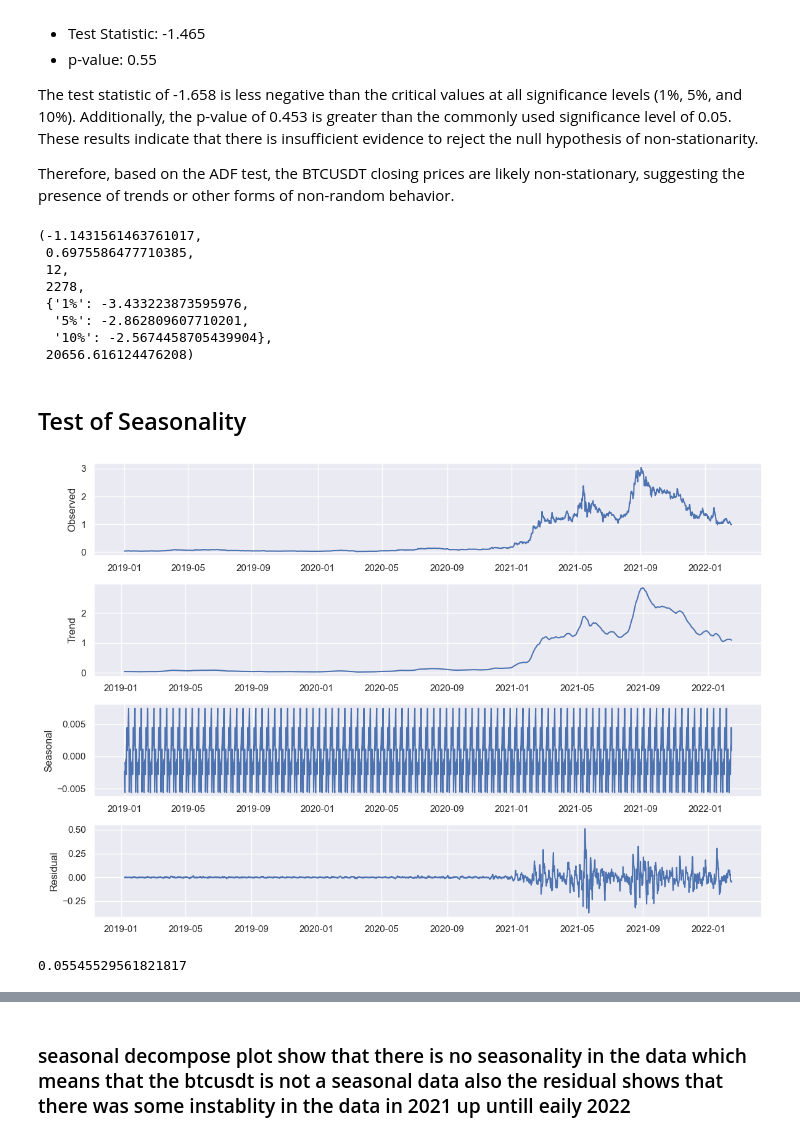
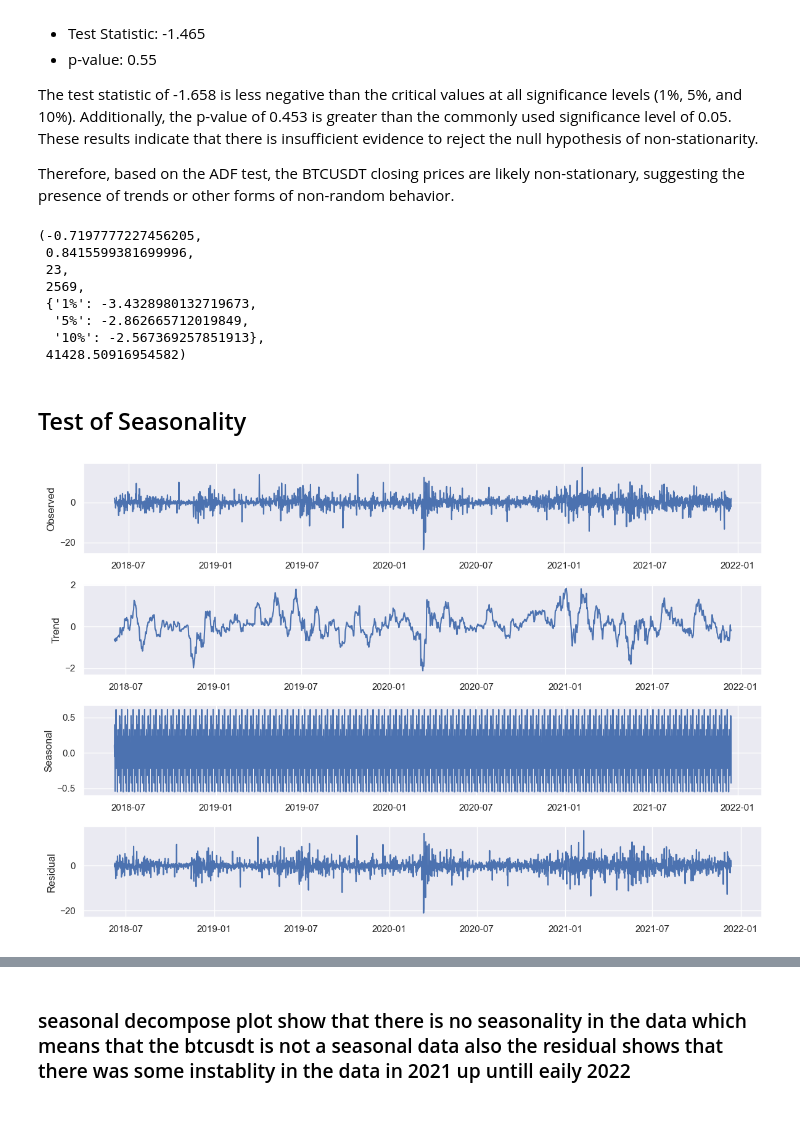
Before and after one commit to kings-data-quest/Crypto_time_series_analysis, a Jupyter notebook: notebooks/2.0-prof-initial_data_exploration.ipynb, the cells around one changed output, grey strips where cells are left out. Cells and saved outputs as stored; diff of their text form; code cells hidden in the pictures.

```diff
--- a/notebooks/2.0-prof-initial_data_exploration.ipynb
+++ b/notebooks/2.0-prof-initial_data_exploration.ipynb
@@ -152,21 +173,21 @@ The test statistic of -1.658 is less negative than the critical values at all si
 
 Therefore, based on the ADF test, the BTCUSDT closing prices are likely non-stationary, suggesting the presence of trends or other forms of non-random behavior.
 # %%
-sts.adfuller(df.Norm_BTCUSDT.iloc[1:])
+sts.adfuller(df.BTCUSDT)
 # %% [output]
-(-1.1431561463761017,
- 0.6975586477710385,
- 12,
- 2278,
- {'1%': -3.433223873595976,
-  '5%': -2.862809607710201,
-  '10%': -2.5674458705439904},
- 20656.616124476208)
+(-0.7197777227456205,
+ 0.8415599381699996,
+ 23,
+ 2569,
+ {'1%': -3.4328980132719673,
+  '5%': -2.862665712019849,
+  '10%': -2.567369257851913},
+ 41428.50916954582)
 # %% [markdown]
 ## Test of Seasonality
 # %%
 def seasonal_decompose_plots(df, column):
-    result = seasonal_decompose(df[column], model='additive')
+    result = seasonal_decompose(df[column].iloc[1:], model='additive')
 
     fig, axes = plt.subplots(4, 1, figsize=(12, 8))
 
@@ -184,19 +205,13 @@ def seasonal_decompose_plots(df, column):
 
     plt.tight_layout()
 
-    df[f'resid_{column}'] = result.resid
     # Generate the file name based on the column name
     file_name = f"{column}_decompose_additive.png"
 
     # Save the figure in the specified directory
     plt.savefig(f'../reports/figures/{file_name}')
     plt.show()
-    return
 # %%
-seasonal_decompose_plots(df,'ADAUSDT')
+seasonal_decompose_plots(df, 'Ret_BTCUSDT')
 # %% [output]
-[figure, old version]
+[figure, new version]
-# %%
-df.resid_ADAUSDT.std()
-# %% [output]
-0.05545529561821817
```
Also changed, not shown: parts of 47 cells of this notebook, 35 other files.
